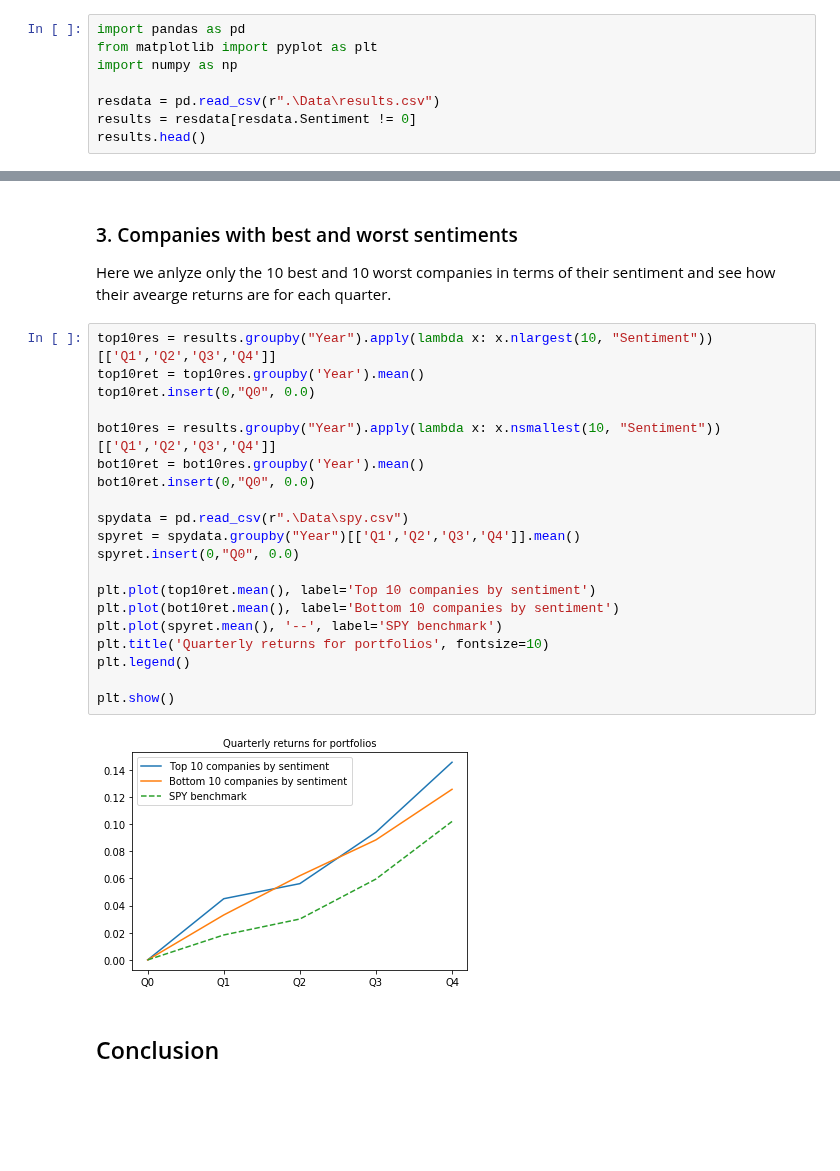
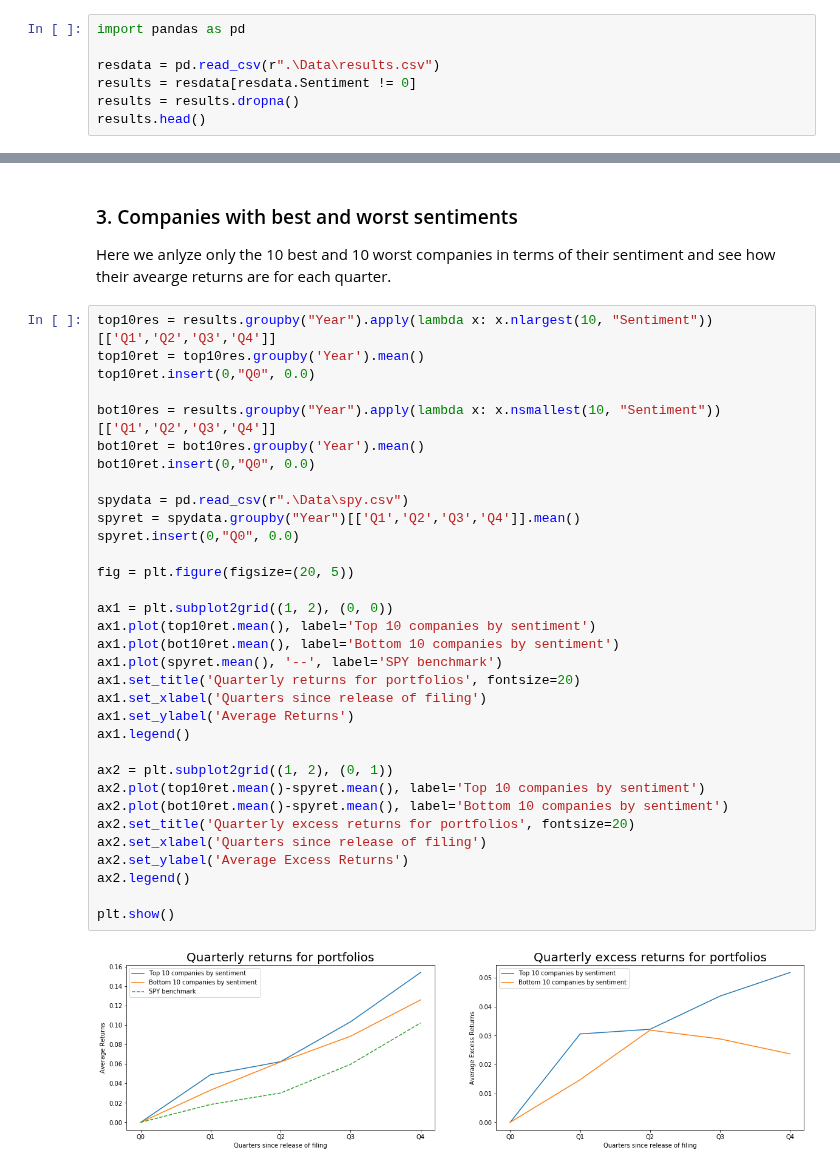
Before and after one commit to diyanr/FE595_final, a Jupyter notebook: analysis.ipynb, the cells around one changed output, grey strips where cells are left out. Cells and saved outputs as stored; diff of their text form; blank space fills up the shorter version.

```diff
--- a/analysis.ipynb
+++ b/analysis.ipynb
@@ -30,11 +30,10 @@ In our project we approached this task in the following way:
 Load the results data from `results.csv` file into a pandas dataframe and remove any rows that have missing data (where sentiment is 0)
 # %%
 import pandas as pd
-from matplotlib import pyplot as plt
-import numpy as np
 
 resdata = pd.read_csv(r".\Data\results.csv")
 results = resdata[resdata.Sentiment != 0]
+results = results.dropna()
 results.head()
 # %% [output]
 |  | Name | Symbol | CIK | Year | Sentiment | Q1 | Q2 | Q3 | Q4 |
@@ -76,24 +108,35 @@ Here we anlyze only the 10 best and 10 worst companies in terms of their sentime
 # %%
 top10res = results.groupby("Year").apply(lambda x: x.nlargest(10, "Sentiment"))[['Q1','Q2','Q3','Q4']]
 top10ret = top10res.groupby('Year').mean()
 top10ret.insert(0,"Q0", 0.0)
 
 bot10res = results.groupby("Year").apply(lambda x: x.nsmallest(10, "Sentiment"))[['Q1','Q2','Q3','Q4']]
 bot10ret = bot10res.groupby('Year').mean()
 bot10ret.insert(0,"Q0", 0.0)
 
 spydata = pd.read_csv(r".\Data\spy.csv")
 spyret = spydata.groupby("Year")[['Q1','Q2','Q3','Q4']].mean()
 spyret.insert(0,"Q0", 0.0)
 
-plt.plot(top10ret.mean(), label='Top 10 companies by sentiment')
-plt.plot(bot10ret.mean(), label='Bottom 10 companies by sentiment')
-plt.plot(spyret.mean(), '--', label='SPY benchmark')
-plt.title('Quarterly returns for portfolios', fontsize=10)
-plt.legend()
+fig = plt.figure(figsize=(20, 5))
+
+ax1 = plt.subplot2grid((1, 2), (0, 0))
+ax1.plot(top10ret.mean(), label='Top 10 companies by sentiment')
+ax1.plot(bot10ret.mean(), label='Bottom 10 companies by sentiment')
+ax1.plot(spyret.mean(), '--', label='SPY benchmark')
+ax1.set_title('Quarterly returns for portfolios', fontsize=20)
+ax1.set_xlabel('Quarters since release of filing')
+ax1.set_ylabel('Average Returns')
+ax1.legend()
+
+ax2 = plt.subplot2grid((1, 2), (0, 1))
+ax2.plot(top10ret.mean()-spyret.mean(), label='Top 10 companies by sentiment')
+ax2.plot(bot10ret.mean()-spyret.mean(), label='Bottom 10 companies by sentiment')
+ax2.set_title('Quarterly excess returns for portfolios', fontsize=20)
+ax2.set_xlabel('Quarters since release of filing')
+ax2.set_ylabel('Average Excess Returns')
+ax2.legend()
 
 plt.show()
 # %% [output]
-[figure, old version]
+[figure, new version]
-# %% [markdown]
-## Conclusion
```
Also changed, not shown: parts of 6 cells of this notebook, 4 other files.
